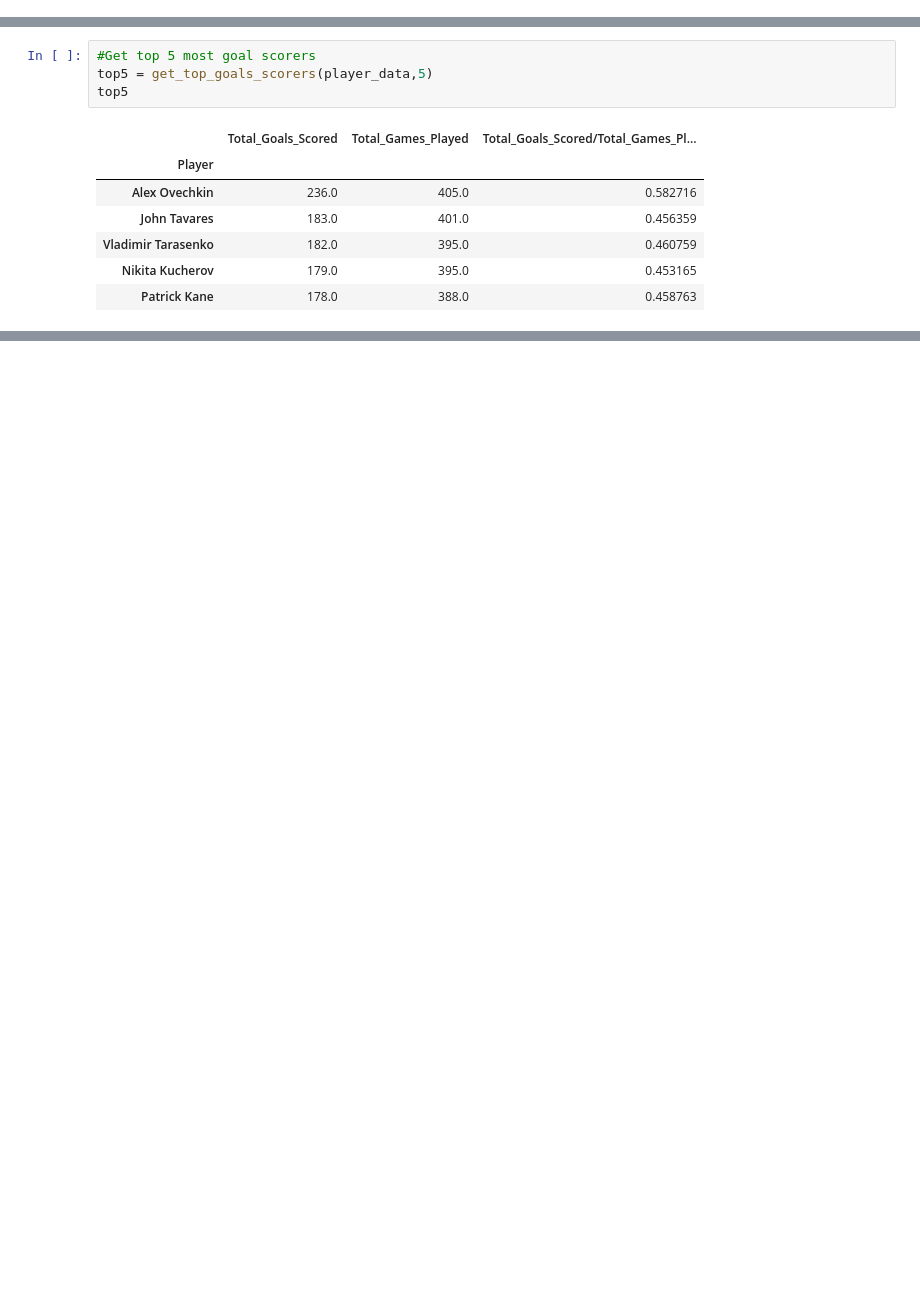
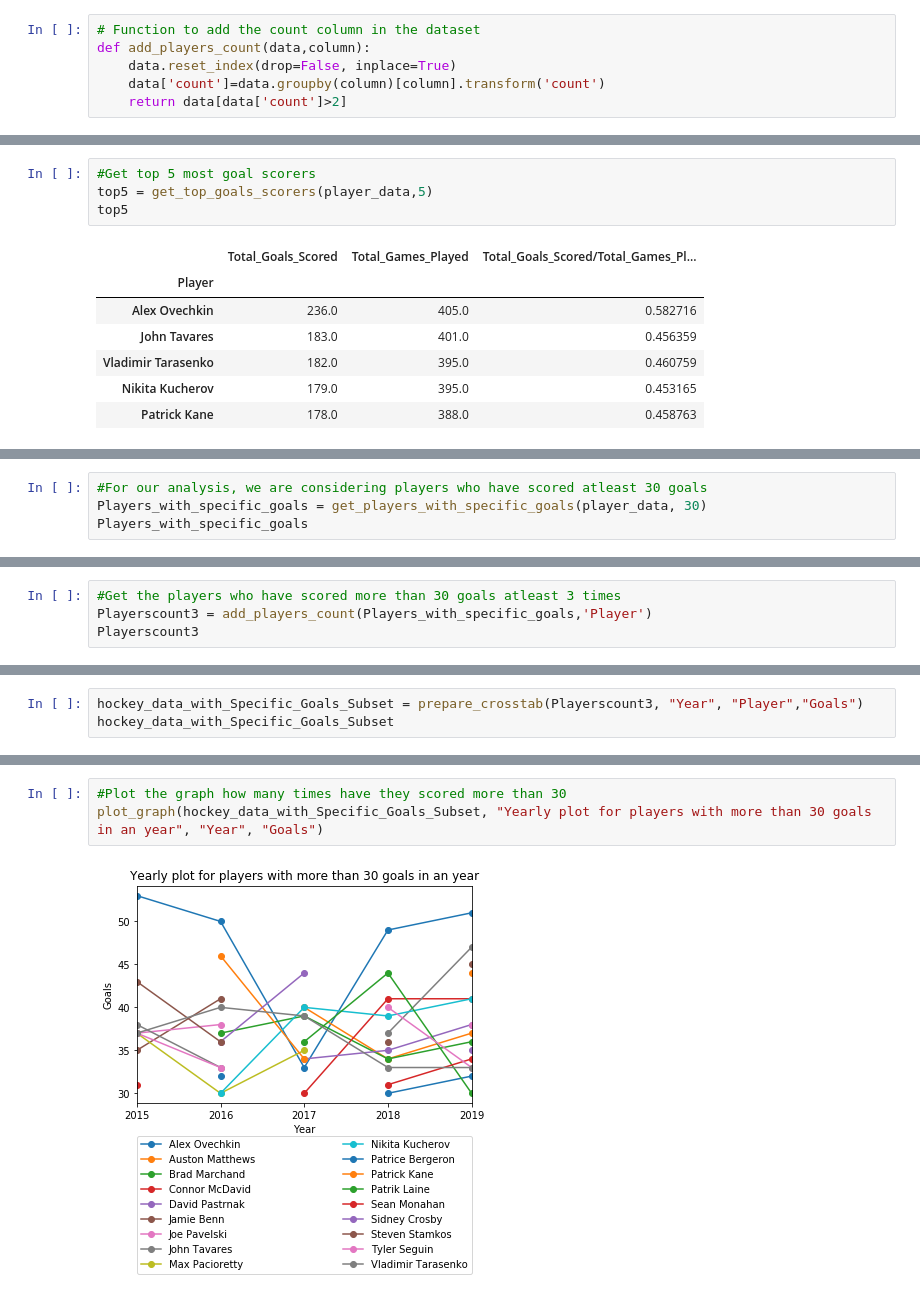
Before and after one commit to dbasilio/data-analysis-hockey, a Jupyter notebook: goals_analysis.ipynb, the cells around one changed output, grey strips where cells are left out. Saved outputs shown, nothing was run; the diff lists cells and outputs as text; blank space fills up the shorter version.

```diff
--- a/goals_analysis.ipynb
+++ b/goals_analysis.ipynb
@@ -47,0 +95,6 @@ def plot_top_goals_scorers(data):
+# %%
+# Function to add the count column in the dataset
+def add_players_count(data,column):
+    data.reset_index(drop=False, inplace=True)
+    data['count']=data.groupby(column)[column].transform('count')
+    return data[data['count']>2]
@@ -185,0 +226,4 @@ Nikita Kucherov has the maximum slope and has been consistently improving over y
+# %%
+#For our analysis, we are considering players who have scored atleast 30 goals
+Players_with_specific_goals = get_players_with_specific_goals(player_data, 30)
+Players_with_specific_goals
@@ -185,0 +250,4 @@ Nikita Kucherov has the maximum slope and has been consistently improving over y
+# %%
+#Get the players who have scored more than 30 goals atleast 3 times
+Playerscount3 = add_players_count(Players_with_specific_goals,'Player')
+Playerscount3
@@ -185,0 +278,3 @@ Nikita Kucherov has the maximum slope and has been consistently improving over y
+# %%
+hockey_data_with_Specific_Goals_Subset = prepare_crosstab(Playerscount3, "Year", "Player","Goals")
+hockey_data_with_Specific_Goals_Subset
@@ -186,3 +289,8 @@ Nikita Kucherov has the maximum slope and has been consistently improving over y
+# %%
+#Plot the graph how many times have they scored more than 30
+plot_graph(hockey_data_with_Specific_Goals_Subset, "Yearly plot for players with more than 30 goals in an year", "Year", "Goals")
+# %% [output]
+[figure, added]
 # %% [markdown]
 **Conclusion**
 
```
Also changed, not shown: parts of 27 cells of this notebook.
